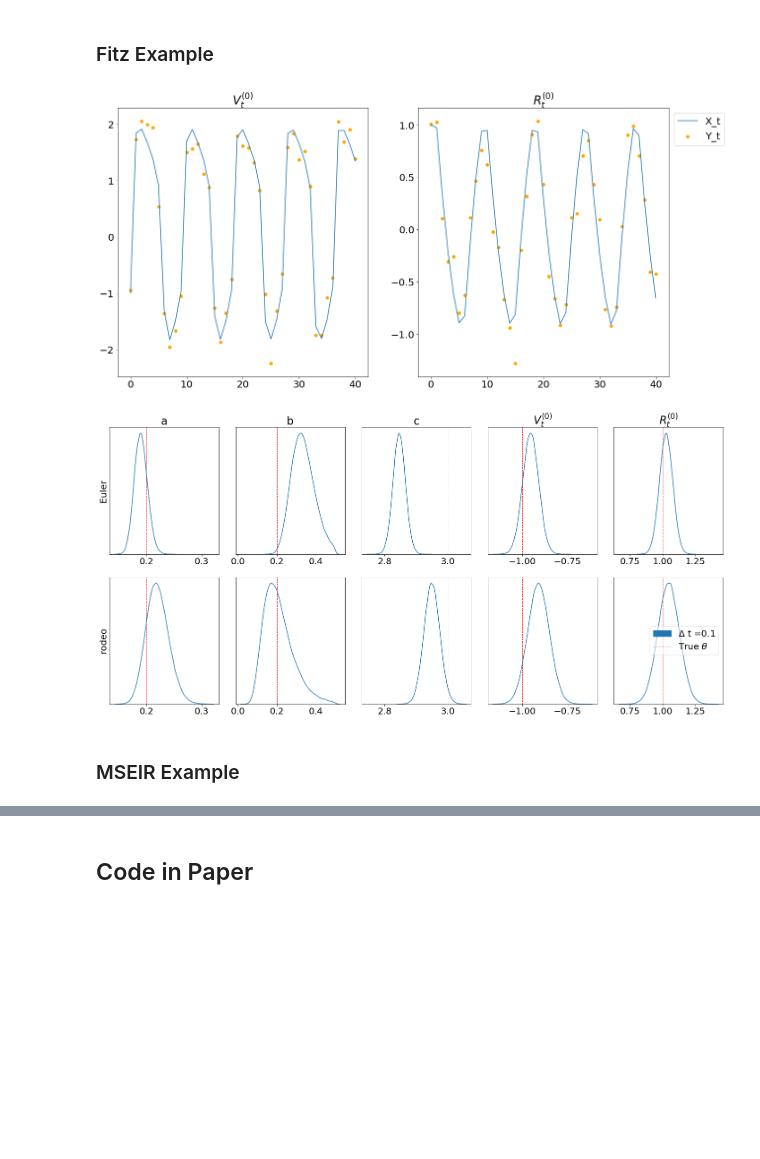
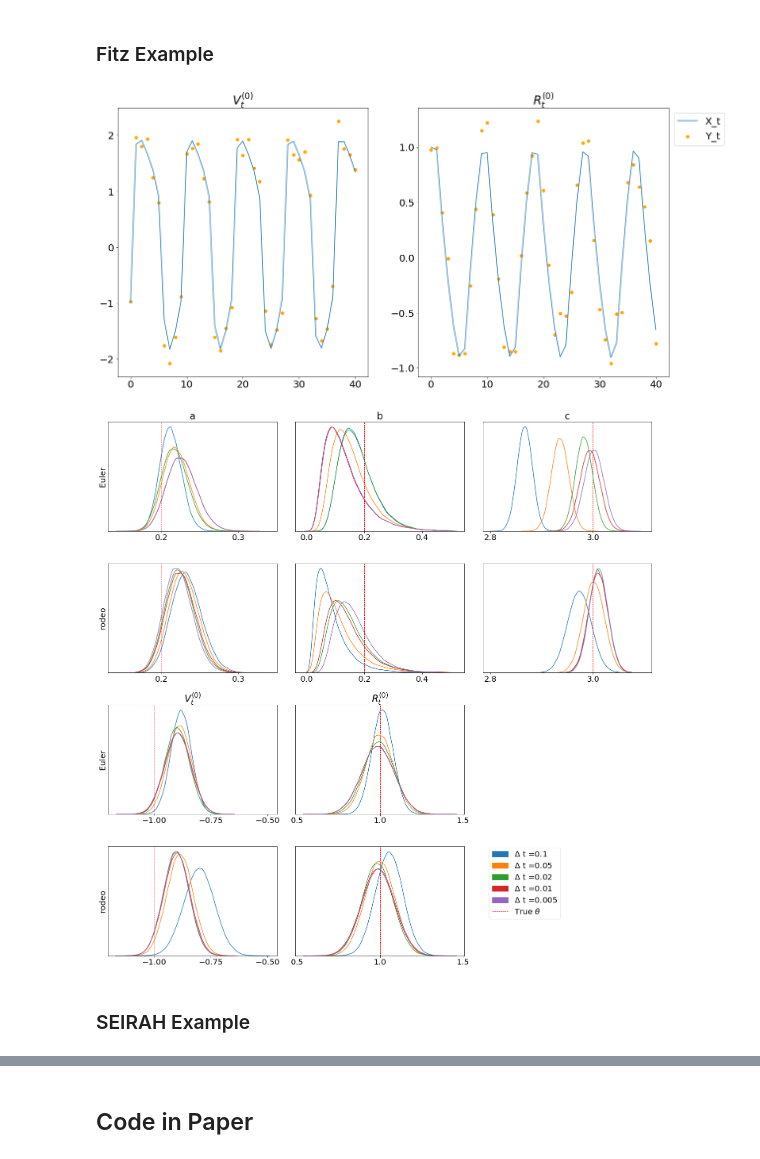
Before and after one commit to mlysy/rodeo-legacy, a Jupyter notebook: examples/Paper.ipynb, the cells around one changed output, grey strips where cells are left out. Drawn from its saved outputs; the diff is of its cells as text; code cells hidden in the pictures; blank space fills up the shorter version.

```diff
--- a/examples/Paper.ipynb
+++ b/examples/Paper.ipynb
@@ -648,6 +665,8 @@ class inference:
 from scipy.integrate import odeint
 from .inference import inference
 import numpy as np
+
+from rodeo.jax.KalmanODE import *
 
 class normal(inference):
     r"Inference assuming a normal prior"
@@ -659,52 +678,54 @@ class normal(inference):
         Y_t = X_t + gamma*e_t
         return Y_t, X_t
 
-    def kalman_solve(self, data_tseq, ode_tseq, x0, theta):
+    def kalman_solve(self, step_size, obs_size, x0, theta):
         r"Using Kalman solver to compute solutions"
-        X_t = self.kode.solve_sim(x0, self.W, theta)
-        X_t = self.thinning(data_tseq, ode_tseq, X_t)[:, self.state_ind]
+        data_tseq = np.linspace(self.tmin, self.tmax, int((self.tmax-self.tmin)/obs_size)+1)
+        ode_tseq = np.linspace(self.tmin, self.tmax, int((self.tmax-self.tmin)/step_size)+1)
+        X_t = solve_mv(self.fun, x0, self.tmin, self.tmax, self.n_eval, self.W, **self.kinit, theta=theta)[0]
+        X_t = self.thinning(ode_tseq, data_tseq, X_t)[:, self.state_ind]
         return X_t
 
-    def euler_solve(self, x0, step_size, theta):
+    def euler_solve(self, x0, step_size, obs_size, theta):
         r"Using Euler method to compute solutions"
-        X_t = self.euler(x0, step_size, theta)
+        data_tseq = np.linspace(self.tmin, self.tmax, int((self.tmax-self.tmin)/obs_size)+1)
+        ode_tseq = np.linspace(self.tmin, self.tmax, int((self.tmax-self.tmin)/step_size)+1)
+        X_t = self.euler(x0, ode_tseq, data_tseq, step_size, theta)
         return X_t
 # %% [markdown]
 ### Fitz Example
 # %%
 import numpy as np
 import matplotlib.pyplot as plt
+import jax
+import jax.numpy as jnp
 
 from inference.normal import normal as inference
 from rodeo.ibm import ibm_init
-from rodeo.cython.KalmanODE import KalmanODE
+from rodeo.jax.KalmanODE import *
 from rodeo.utils import indep_init, zero_pad
 
-def fitz(X_t, t, theta, out=None):
-    "FN ODE function with optional overwriting of output."
-    if out is None:
-        out = np.empty(2)
+def fitz(X_t, t, theta):
+    "Fitz ODE written for jax"
     a, b, c = theta
     p = len(X_t)//2
     V, R = X_t[0], X_t[p]
-    out[0] = c*(V - V*V*V/3 + R)
-    out[1] = -1/c*(V - a + b*R)
-    return out
+    return jnp.array([c*(V - V*V*V/3 + R),
+                      -1/c*(V - a + b*R)])
 
 def fitzpad(X_t, t, theta):
     a, b, c = theta
     p = len(X_t)//2
     V, R = X_t[0], X_t[p]
-    return np.array([V, c*(V - V*V*V/3 + R), 0,
+    return jnp.array([V, c*(V - V*V*V/3 + R), 0,
                      R, -1/c*(V - a + b*R), 0])
+
 
 def fitz_example(load_calcs=False):
     "Perform parameter inference using the FitzHugh-Nagumo function."
     # These parameters define the order of the ODE and the CAR(p) process
     n_deriv = [1, 1] # Total state
-    n_obs = 2 # Total measures
     n_deriv_prior = [3, 3]
-    p = sum(n_deriv_prior)
     state_ind = [0, 3] # Index of 0th derivative of each state
 
     # it is assumed that the solution is sought on the interval [tmin, tmax].
@@ -723,7 +744,7 @@ def fitz_example(load_calcs=False):
 
     # pad the inputs
     w_mat = np.array([[0., 1., 0., 0.], [0., 0., 0., 1.]])
-    W = zero_pad(w_mat, n_deriv, n_deriv_prior)
+    W = jnp.array(zero_pad(w_mat, n_deriv, n_deriv_prior))
 
     # logprior parameters
     theta_true = np.array([0.2, 0.2, 3]) # True theta
@@ -752,51 +773,52 @@ def fitz_example(load_calcs=False):
     axs[1].scatter(tseq, Y_t[:,1], label = 'Y_t', color='orange')
     axs[1].set_title("$R^{(0)}_t$")
     axs[1].legend(loc='upper left', bbox_to_anchor=[1, 1])
-    fig.savefig('figures/fitzsim.pdf')
+    #fig.savefig('figures/fitzsim.pdf')
 
-    dtlst = np.array([0.1])
+    dtlst = np.array([0.1, 0.05, 0.02, 0.01, 0.005])
     obs_t = 1
     if load_calcs:
-        theta_euler = np.load('saves/fitz_theta_euler.npy')
-        theta_kalman = np.load('saves/fitz_theta_kalman.npy')
+        theta_euler = np.load('saves/fitz_theta_euler3.npy')
+        theta_kalman = np.load('saves/fitz_theta_kalman3.npy')
     else:
         # Parameter inference using Euler's approximation
         theta_euler = np.zeros((len(dtlst), n_samples, n_theta+n_var))
         phi_init = np.append(np.log(theta_true), x0)
         for i in range(len(dtlst)):
             phi_hat, phi_var = inf.phi_fit(Y_t, np.array([None, None]), dtlst[i], obs_t, phi_mean, phi_sd, inf.euler_nlpost,
-                                           inf.euler_solve, inf.loglike, gamma, phi_init=phi_init)
-            theta_euler[i] = inf.theta_sample(phi_hat, phi_var, n_samples)
-            theta_euler[i, :, n_theta:] = np.log(theta_euler[i, :, n_theta:])
+                                           inf.euler_solve, inf.loglike, gamma, phi_init=phi_init, auto=False)
+            theta_euler[i] = inf.phi_sample(phi_hat, phi_var, n_samples)
+            theta_euler[i, :, :n_theta] = np.exp(theta_euler[i, :, :n_theta])
         #np.save('saves/fitz_theta_euler.npy', theta_euler)
 
         # Parameter inference using Kalman solver
         theta_kalman = np.zeros((len(dtlst), n_samples, n_theta+n_var))
         for i in range(len(dtlst)):
             ode_init = ibm_init(dtlst[i], n_deriv_prior, sigma)
             kinit = indep_init(ode_init, n_deriv_prior)
+            kinit = dict((k, jnp.array(v)) for k, v in kinit.items())
             n_eval = int((tmax-tmin)/dtlst[i])
-            kode = KalmanODE(W, tmin, tmax, n_eval, fitz, **kinit)
-            inf.kode = kode
+            inf.n_eval = n_eval
+            inf.kinit = kinit
             inf.W = W
             phi_hat, phi_var = inf.phi_fit(Y_t, np.array([None, None]), dtlst[i], obs_t, phi_mean, phi_sd, inf.kalman_nlpost,
                                            inf.kalman_solve, inf.loglike, gamma, phi_init = phi_init)
-            theta_kalman[i] = inf.theta_sample(phi_hat, phi_var, n_samples)
-            theta_kalman[i, :, n_theta:] = np.log(theta_kalman[i, :, n_theta:])
+            theta_kalman[i] = inf.phi_sample(phi_hat, phi_var, n_samples)
+            theta_kalman[i, :, :n_theta] = np.exp(theta_kalman[i, :, :n_theta])
         #np.save('saves/fitz_theta_kalman.npy', theta_kalman)
 
     # Produces the graph in Figure 3
     plt.rcParams.update({'font.size': 20})
     var_names = ['a', 'b', 'c', r"$V_t^{(0)}$", r"$R_t^{(0)}$"]
     param_true = np.append(theta_true, x0)
-    figure = inf.theta_plot(theta_euler, theta_kalman, param_true, hlst, var_names, clip=[None, (0, 0.5), None, None, None], rows=2)
+    figure = inf.theta_plot(theta_euler, theta_kalman, param_true, dtlst, var_names, clip=[None, (0, 0.5), None, None, None], rows=2)
     #figure.savefig('figures/fitzfigure.pdf')
     return
 
 if __name__ == '__main__':
-    fitz_example(False)
+    fitz_example(True)
 # %% [output]
-[figure, old version]
+[figure, new version]
-[figure, old version]
+[figure, new version]
 # %% [markdown]
-### MSEIR Example
+### SEIRAH Example
```
Also changed, not shown: parts of 5 cells of this notebook, 28 other files.
